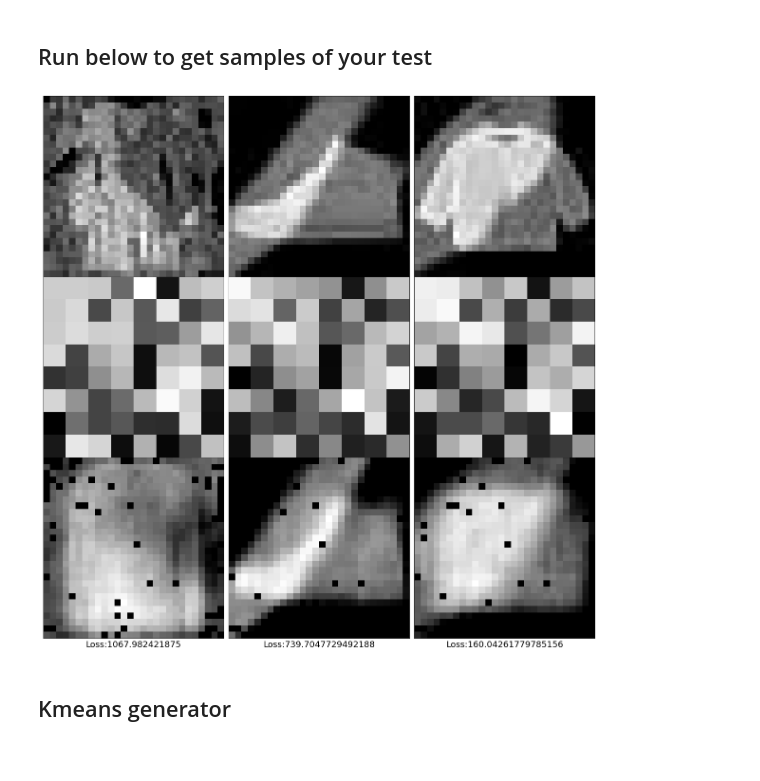
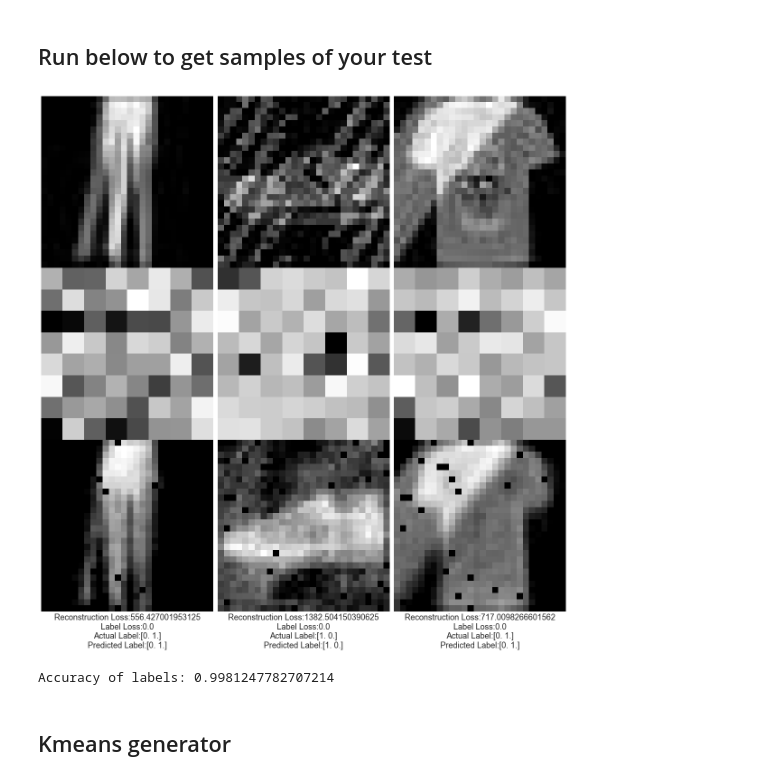
Before and after one commit to Alexandara/Representation_Learning_Transformations, a Jupyter notebook: Autoencoder and Kmeans.ipynb, the cells around one changed output. Cells and saved outputs as stored; diff of their text form; code cells hidden in the pictures.

```diff
--- a/Autoencoder and Kmeans.ipynb
+++ b/Autoencoder and Kmeans.ipynb
@@ -26,18 +60,31 @@ from tqdm.notebook import tqdm
 # %% [markdown]
 Global Variables & GPU/CPU handling
 # %%
+#Sets random seed to the same number so you get same results every time (for benchmarking purposes)
 seed = 42
 torch.manual_seed(seed)
 torch.backends.cudnn.benchmark = False
 torch.backends.cudnn.deterministic = True
 
+#arbitrary variable, set as high as your vram allows
 batch_size = 512
-epochs = 244
+
+#total runs through the entire dataset
+epochs = 556
+
+#step size in
 learning_rate = 1.75e-3
 
+
+#flattened latent layer size
+#needs to have an integer sqrt
 bottleneck_size = 64
+
+#leftover varaible for a encoder/decoder variable I'm too lazy to hardcode again
 net_size = 324
 
+
+#help see if you can use GPU or CPU
 use_cuda = torch.cuda.is_available()
 dtype = 'float32' if use_cuda else 'float64'
 torchtype = {'float32': torch.float32, 'float64': torch.float64}
@@ -299,37 +568,55 @@ with torch.no_grad():
     for index in range(number):
         # display original
         ax = plt.subplot(3, number,index+1)
-        plt.imshow(test_examples[index+i_offset].numpy().reshape(28, 28))
+        plt.imshow(test_examples[index+i_offset].reshape(28, 28))
         plt.gray()
         ax.get_xaxis().set_visible(False)
         ax.get_yaxis().set_visible(False)
 
         # display hidden layer?
         ax = plt.subplot(3, number,index + 1*number+1)
         plt.imshow(k_representations[index+i_offset])
         plt.gray()
         ax.get_xaxis().set_visible(False)
         ax.get_yaxis().set_visible(False)
 
         # display reconstruction
         ax = plt.subplot(3, number, index +  2*number+1 )
         plt.imshow(reconstruction_examples[index+i_offset])
         plt.gray()
 
         #display loss under each picture
-        ax.set_xlabel("Loss:"+str(criterion(torch.from_numpy(reconstruction_examples[index]),torch.from_numpy(test_examples[index].numpy().reshape(28,28))).item()),fontsize=18)
+        recon_crit1 = torch.from_numpy(reconstruction_examples[index+i_offset])
+        recon_crit2 = torch.from_numpy(test_examples[index+i_offset])
+
+        label_crit1 = torch.from_numpy(test_labels[index+i_offset])
+        label_crit2 = torch.from_numpy(np.array(actual_labels[index+i_offset]))
+
+        ax.set_xlabel("Reconstruction Loss:"+str(criterion(recon_crit1,recon_crit2).item())
+                      +"\nLabel Loss:"+str(criterion_classifier(label_crit1,label_crit2).item())
+                      +"\nActual Label:"+str(np.array(actual_labels[index+i_offset]))
+                      +"\nPredicted Label:"+str(test_labels[index+i_offset]),fontsize=18)
 
         #Hide x-axis ticks
         ax.axes.xaxis.set_ticks([])
 
         #ax.get_xaxis().set_visible(False)
         ax.get_yaxis().set_visible(False)
 
-        #print("Loss:"+str(criterion(torch.from_numpy(reconstruction_examples[index]),torch.from_numpy(test_examples[index].numpy().reshape(28,28))).item()))
+        #print("Reconstruction Loss:"+str(criterion(torch.from_numpy(reconstruction_examples[index]),torch.from_numpy(test_examples[index].numpy().reshape(28,28))).item())+"\n"+"f")
 
     plt.show() # UNCOMMENT TO VIEW AUTOENCODER EXAMPLE
+
+    #iterrate through all labels to calculate average loss
+    total_label_loss = 0
+    for i in range(len(test_labels)):
+        total_label_loss += criterion_classifier(torch.from_numpy(test_labels[i]),torch.from_numpy(np.array(actual_labels[i])))
+    accuracy = total_label_loss / len(test_labels)
+    accuracy = 1-accuracy
+    print("Accuracy of labels: "+str(float(accuracy)))
 # %% [output]
-[figure, old version]
+[figure, new version]
+Accuracy of labels: 0.9981247782707214
 # %% [markdown]
 ## Kmeans generator
 # %%
```
Also changed, not shown: parts of 14 cells of this notebook, 1 other file.
